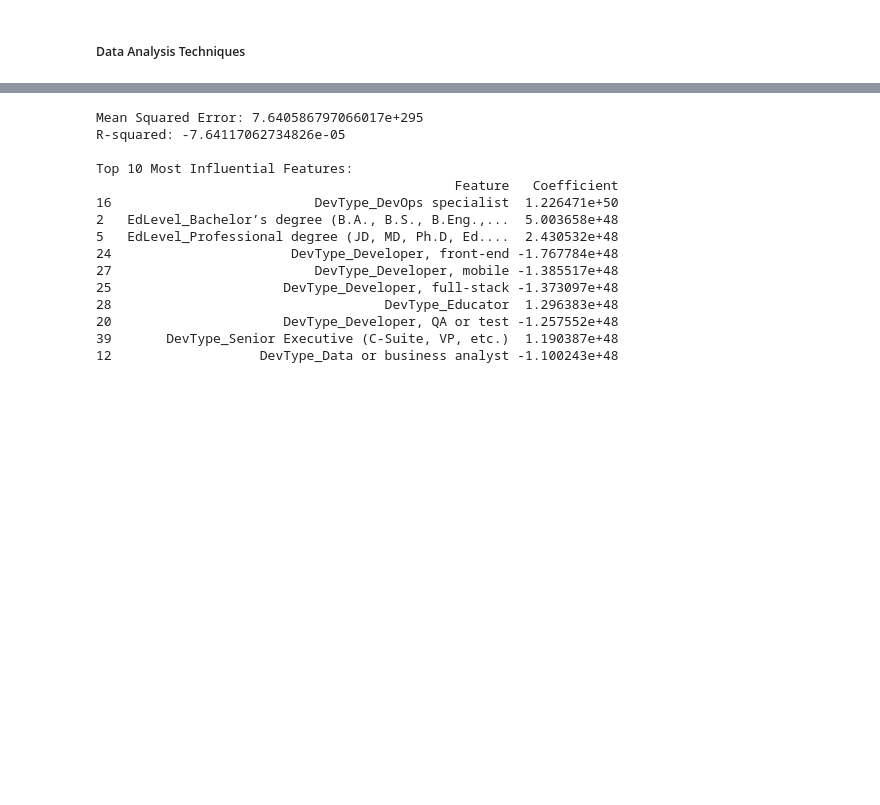
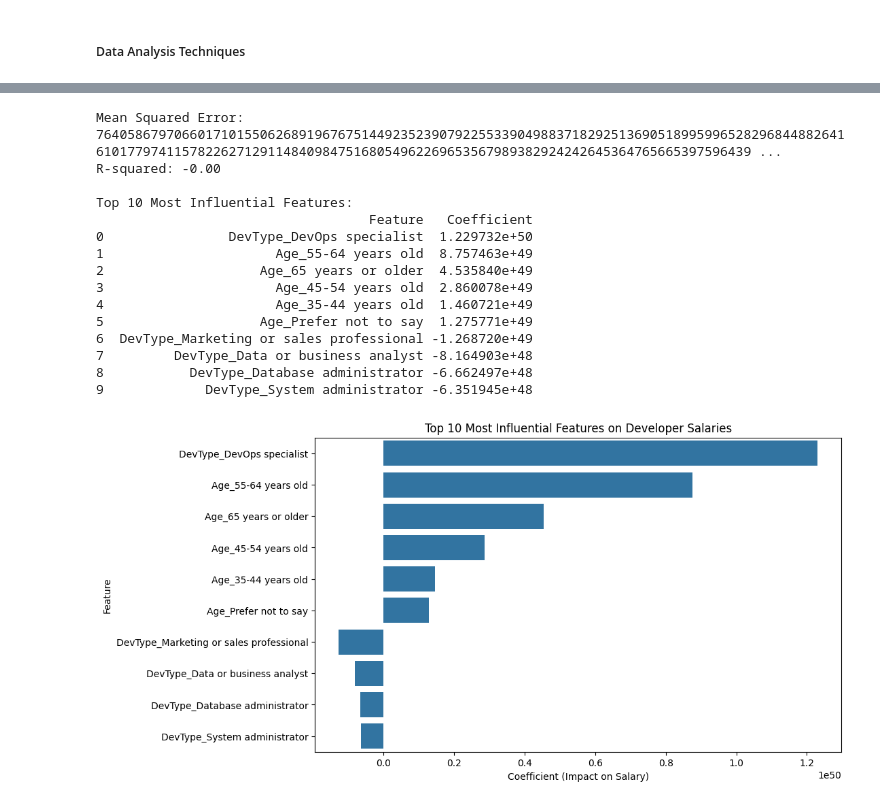
Before and after one commit to Pbkae/Team-Eyy, a Jupyter notebook: team-eyy-final-proj.ipynb, the cells around one changed output, grey strips where cells are left out. Cells and saved outputs as stored; diff of their text form; code cells hidden in the pictures; blank space fills up the shorter version.

```diff
--- a/team-eyy-final-proj.ipynb
+++ b/team-eyy-final-proj.ipynb
@@ -170,6 +190,9 @@ df_cleaned.to_csv('cleaned_survey_results.csv', index=False)
 # %%
+# Import necessary libraries
 import pandas as pd
 import numpy as np
+import matplotlib.pyplot as plt
+import seaborn as sns
 from sklearn.model_selection import train_test_split
 from sklearn.linear_model import LinearRegression
 from sklearn.metrics import mean_squared_error, r2_score
@@ -182,15 +205,21 @@ df = pd.read_csv('cleaned_survey_results.csv')
 df['YearsCode'] = df['YearsCode'].replace({'Less than 1 year': 0.5, 'More than 50 years': 50}).apply(pd.to_numeric, errors='coerce')
 df['YearsCodePro'] = df['YearsCodePro'].replace({'Less than 1 year': 0.5, 'More than 50 years': 50}).apply(pd.to_numeric, errors='coerce')
 
-# Drop rows with missing target (CompTotal) or missing independent variables
-df = df.dropna(subset=['CompTotal', 'YearsCode', 'YearsCodePro', 'EdLevel', 'DevType'])
+# Drop rows with missing target (CompTotal) or independent variables
+df = df.dropna(subset=['CompTotal', 'YearsCode', 'YearsCodePro', 'EdLevel', 'DevType', 'Age'])
 
-# Encode categorical columns using one-hot encoding for 'EdLevel' and 'DevType'
-df = pd.get_dummies(df, columns=['EdLevel', 'DevType'], drop_first=True)
+# Handle categorical features
+df = pd.get_dummies(df, columns=['Age', 'EdLevel', 'DevType'], drop_first=True)
 
-# Select relevant columns for the regression
-X = df[['YearsCode', 'YearsCodePro'] + [col for col in df.columns if 'EdLevel_' in col or 'DevType_' in col]]
+# Check for non-numeric columns in X
+X = df[['YearsCode', 'YearsCodePro'] + [col for col in df.columns if col.startswith(('Age_', 'EdLevel_', 'DevType_'))]]
 y = df['CompTotal']
+
+# Ensure all columns are numeric
+X = X.apply(pd.to_numeric, errors='coerce')
+
+# Check for nulls (NaN) and handle them (drop or fill them as needed)
+X = X.dropna()
 
 # Split the data into training and testing sets (80% train, 20% test)
 X_train, X_test, y_train, y_test = train_test_split(X, y, test_size=0.2, random_state=42)
@@ -213,25 +242,37 @@ coefficients = pd.DataFrame({
 }).sort_values(by='Coefficient', key=abs, ascending=False)
 
 # Print the results
-print(f'Mean Squared Error: {mse}')
-print(f'R-squared: {r2}')
-print("\nTop 10 Most Influential Features:")
-print(coefficients.head(10))
+print(f'Mean Squared Error: {mse:.2f}')
+print(f'R-squared: {r2:.2f}\n')
+
+# Display the top 19 most influential features
+top_10 = coefficients.head(10).reset_index(drop=True)
+print("Top 10 Most Influential Features:")
+print(top_10[['Feature', 'Coefficient']])
 # %% [output]
-Mean Squared Error: 7.640586797066017e+295
-R-squared: -7.64117062734826e-05
+Mean Squared Error: 764058679706601710155062689196767514492352390792255339049883718292513690518995996528296844882641610177974115782262712911484098475168054962269653567989382924242645364765665397596439 ...
+R-squared: -0.00
 
 Top 10 Most Influential Features:
-                                              Feature   Coefficient
-16                          DevType_DevOps specialist  1.226471e+50
-2   EdLevel_Bachelor’s degree (B.A., B.S., B.Eng.,...  5.003658e+48
-5   EdLevel_Professional degree (JD, MD, Ph.D, Ed....  2.430532e+48
-24                       DevType_Developer, front-end -1.767784e+48
-27                          DevType_Developer, mobile -1.385517e+48
-25                      DevType_Developer, full-stack -1.373097e+48
-28                                   DevType_Educator  1.296383e+48
-20                      DevType_Developer, QA or test -1.257552e+48
-39       DevType_Senior Executive (C-Suite, VP, etc.)  1.190387e+48
-12                   DevType_Data or business analyst -1.100243e+48
+                                   Feature   Coefficient
+0                DevType_DevOps specialist  1.229732e+50
+1                      Age_55-64 years old  8.757463e+49
+2                    Age_65 years or older  4.535840e+49
+3                      Age_45-54 years old  2.860078e+49
+4                      Age_35-44 years old  1.460721e+49
+5                    Age_Prefer not to say  1.275771e+49
+6  DevType_Marketing or sales professional -1.268720e+49
+7         DevType_Data or business analyst -8.164903e+48
+8           DevType_Database administrator -6.662497e+48
+9             DevType_System administrator -6.351945e+48
+# %%
+plt.figure(figsize=(10, 6))
+sns.barplot(x='Coefficient', y='Feature', data=coefficients.head(10))
+plt.title('Top 10 Most Influential Features on Developer Salaries')
+plt.xlabel('Coefficient (Impact on Salary)')
+plt.ylabel('Feature')
+plt.show()
+# %% [output]
+[figure, added]
 # %%
 # Apriori Algorithm
```
Also changed, not shown: parts of 1 cell of this notebook, 1 other file.
